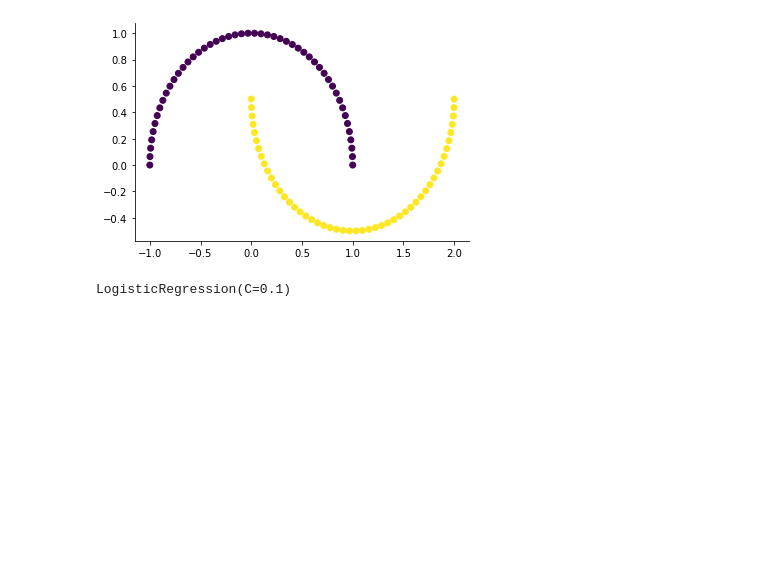
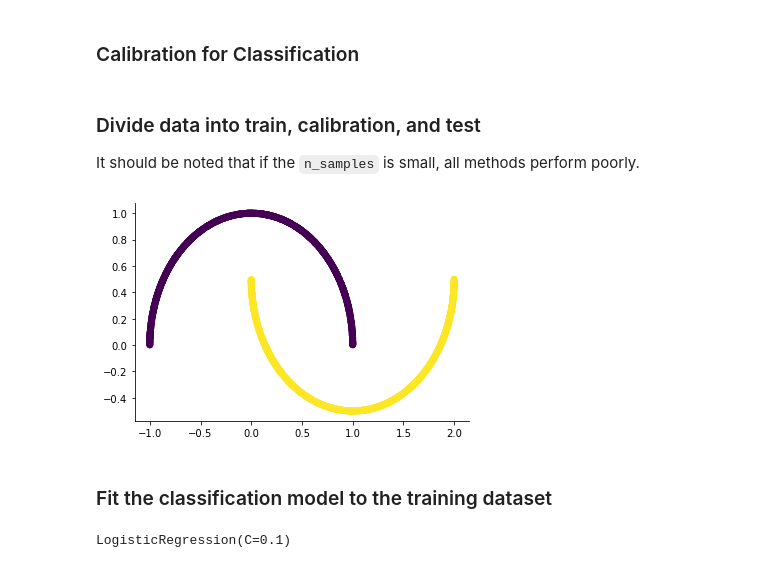
Before and after one commit to code-first-ml/book1, a Jupyter notebook: notebooks/calibration/calibration.ipynb, the cells around one changed output. Saved outputs shown, nothing was run; the diff lists cells and outputs as text; code cells hidden in the pictures; blank space fills up the shorter version.

```diff
--- a/notebooks/calibration/calibration.ipynb
+++ b/notebooks/calibration/calibration.ipynb
@@ -1,3 +1,5 @@
+# %% [markdown]
+### Calibration for Classification
 # %%
 from sklearn.datasets import make_classification, make_biclusters, make_moons
 import matplotlib.pyplot as plt
@@ -10,13 +15,27 @@ import numpy as np
 # %%
 cm = plt.cm.RdBu
 cm_bright = ListedColormap(["#FF0000", "#0000FF"])
+# %% [markdown]
+### Divide data into train, calibration, and test
+
+It should be noted that if the `n_samples` is small, all methods perform poorly.
 # %%
-X, y = make_moons()
+X, y = make_moons(n_samples=5000)
+
+X_train_cal, X_test, y_train_cal, y_test = train_test_split(X, y, test_size=.4, random_state=42)
+X_train, X_cal, y_train, y_cal = train_test_split(X_train_cal, y_train_cal, test_size=0.4, random_state=42)
 # %%
-plt.scatter(X[:, 0], X[:, 1], c=y)
+plt.scatter(X_train[:, 0], X_train[:, 1], c=y_train)
+#plt.scatter(X_test[:, 0], X_test[:, 1], c=y_test, label='Test', alpha=0.2)
+#plt.scatter(X_cal[:, 0], X_cal[:, 1], c=y_cal, label='Cal', alpha=0.5)
+
+
+
 sns.despine()
 # %% [output]
-[figure, old version]
+[figure, new version]
+# %% [markdown]
+### Fit the classification model to the training dataset
 # %%
 from sklearn.linear_model import LogisticRegression
 # %%
```
Also changed, not shown: parts of 41 cells of this notebook.
